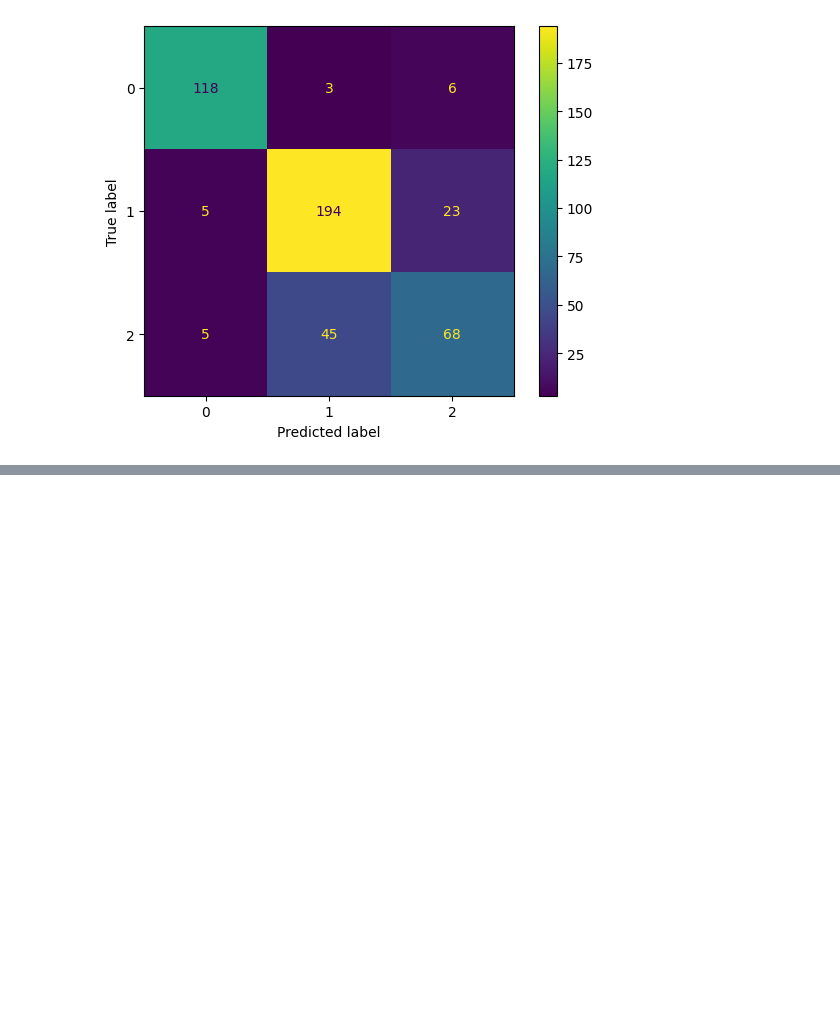
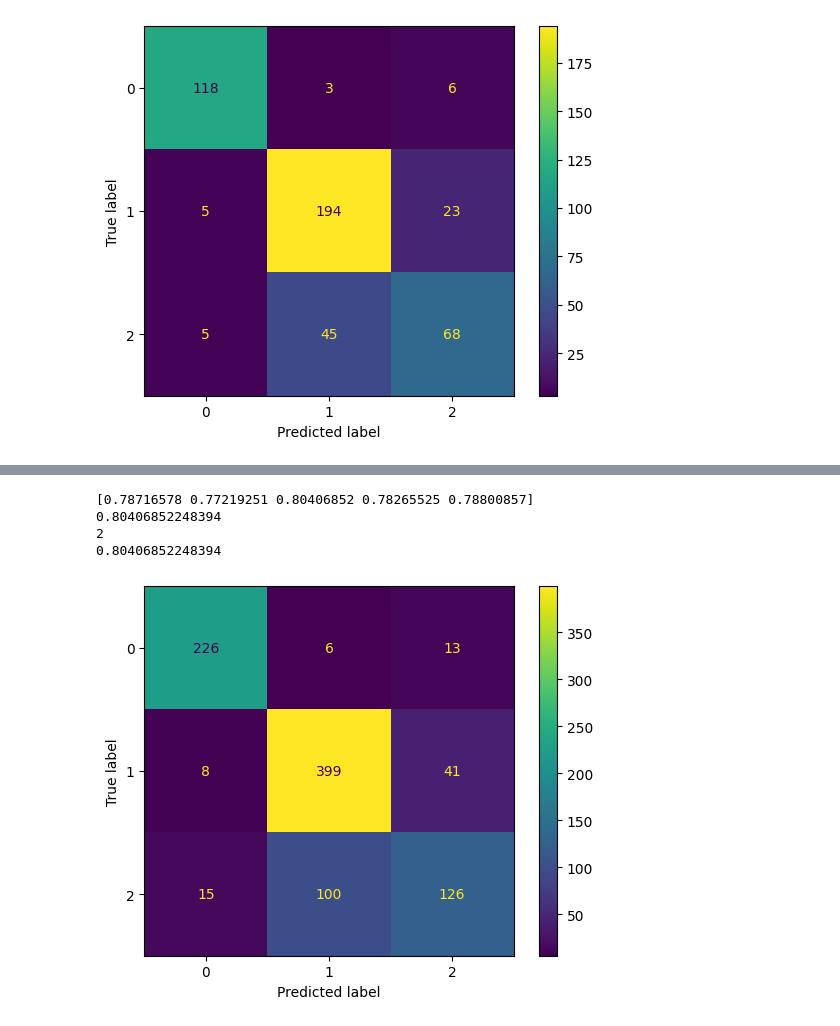
Before and after one commit to conor7276/chest-xray-research, a Jupyter notebook: models/TestModel.ipynb, the cells around one changed output, grey strips where cells are left out. Cells and saved outputs as stored; diff of their text form; code cells hidden in the pictures; blank space fills up the shorter version.

```diff
--- a/models/TestModel.ipynb
+++ b/models/TestModel.ipynb
@@ -509,0 +579,10 @@ cross_val
+# %%
+from sklearn import svm
+svc = svm.SVC()
+cross_val_data = build_and_eval_cross_validate_model(svc, X, y, 5)
+# %% [output]
+[0.78716578 0.77219251 0.80406852 0.78265525 0.78800857]
+0.80406852248394
+2
+0.80406852248394
+[figure, added]
```
Also changed, not shown: parts of 18 cells of this notebook.
